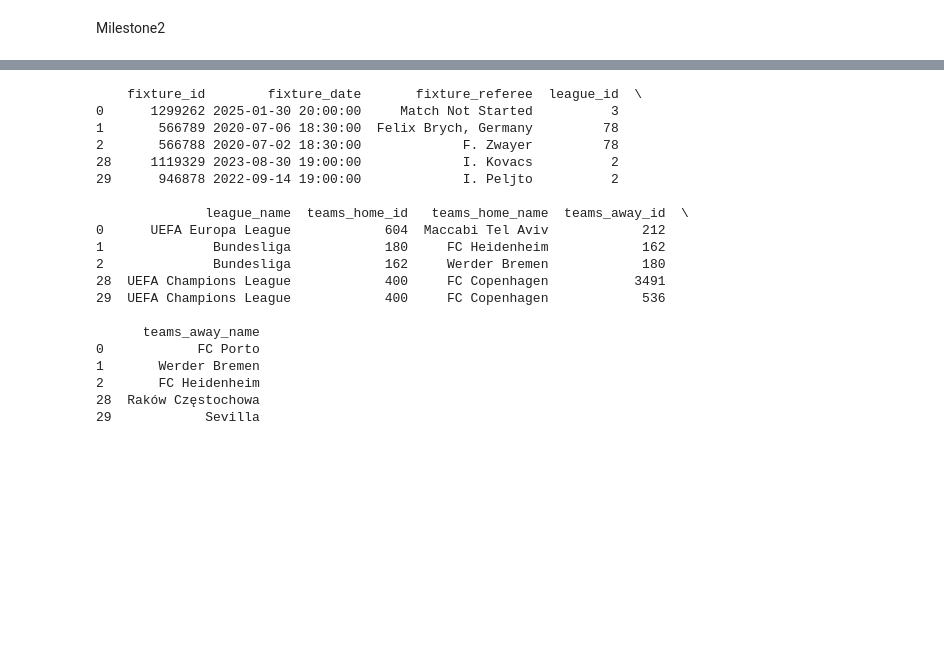
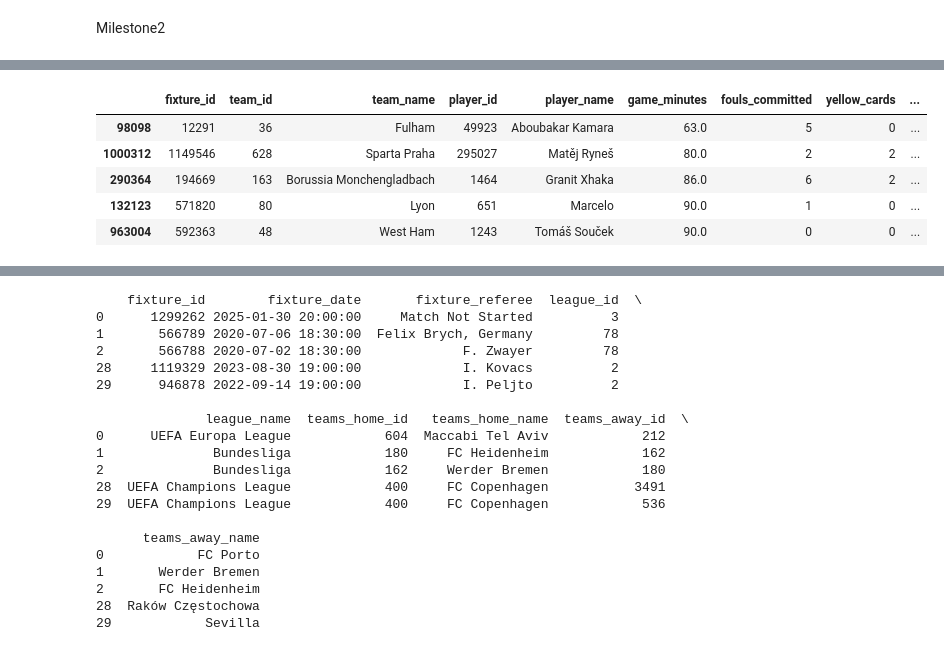
Before and after one commit to safargergo/HalLab, a Jupyter notebook: hallab.ipynb, the cells around one changed output, grey strips where cells are left out. Cells and saved outputs as stored; diff of their text form; code cells hidden in the pictures; blank space fills up the shorter version.

```diff
--- a/hallab.ipynb
+++ b/hallab.ipynb
@@ -20,0 +42,10 @@ fix_players_clean = pd.read_csv("fixture_stats_players_clean.csv",usecols=player
+# %%
+fix_players_clean['total_cards'] = fix_players_clean.apply(lambda x: x['yellow_cards'] + x['red_cards'] * 2 if x['yellow_cards'] != 2 else 3, axis=1)
+fix_players_clean.sort_values('red_cards', ascending=False).head()
+# %% [output]
+|  | fixture_id | team_id | team_name | player_id | player_name | game_minutes | fouls_committed | yellow_cards | ... |
+| 98098 | 12291 | 36 | Fulham | 49923 | Aboubakar Kamara | 63.0 | 5 | 0 | ... |
+| 1000312 | 1149546 | 628 | Sparta Praha | 295027 | Matěj Ryneš | 80.0 | 2 | 2 | ... |
+| 290364 | 194669 | 163 | Borussia Monchengladbach | 1464 | Granit Xhaka | 86.0 | 6 | 2 | ... |
+| 132123 | 571820 | 80 | Lyon | 651 | Marcelo | 90.0 | 1 | 0 | ... |
+| 963004 | 592363 | 48 | West Ham | 1243 | Tomáš Souček | 90.0 | 0 | 0 | ... |
```
Also changed, not shown: parts of 13 cells of this notebook.
